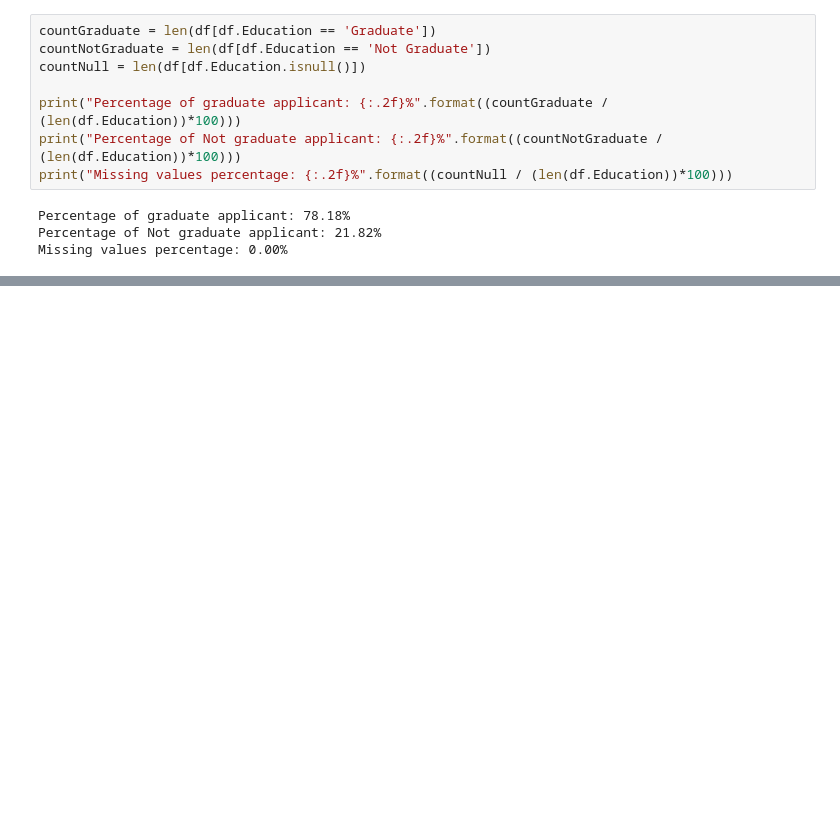
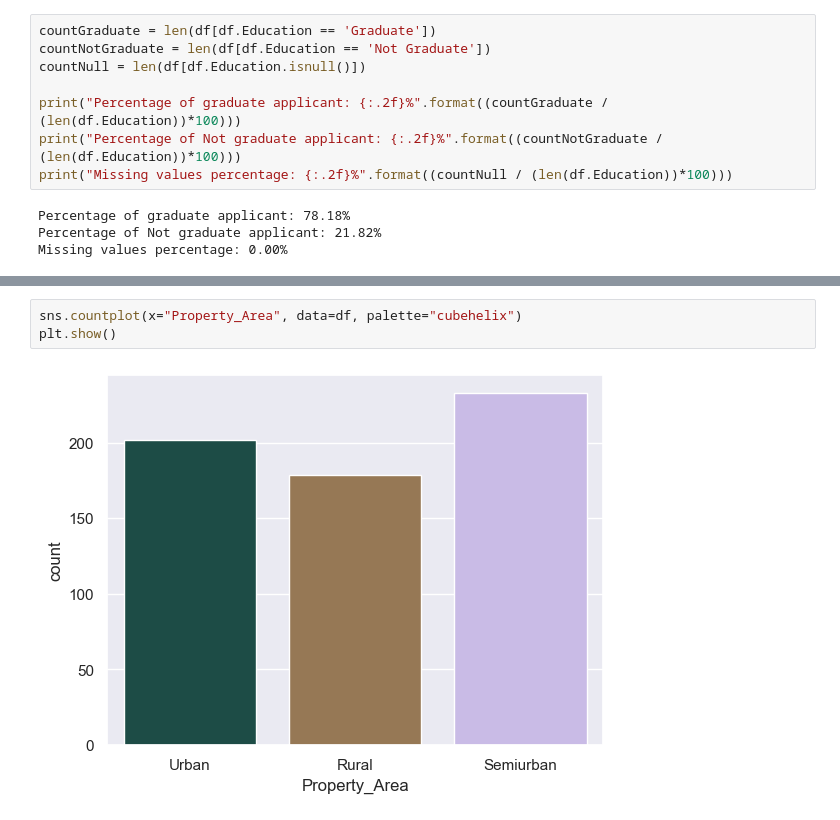
Before and after one commit to kobebaffour/machine_learning, a Jupyter notebook: Loan Prediction/loan_prediction_nm.ipynb, the cells around one changed output, grey strips where cells are left out. Drawn from its saved outputs; the diff is of its cells as text; blank space fills up the shorter version.

```diff
--- a/Loan Prediction/loan_prediction_nm.ipynb
+++ b/Loan Prediction/loan_prediction_nm.ipynb
@@ -155,0 +226,5 @@ Missing values percentage: 0.00%
+# %%
+sns.countplot(x="Property_Area", data=df, palette="cubehelix")
+plt.show()
+# %% [output]
+[figure, added]
```
Also changed, not shown: parts of 40 cells of this notebook.
